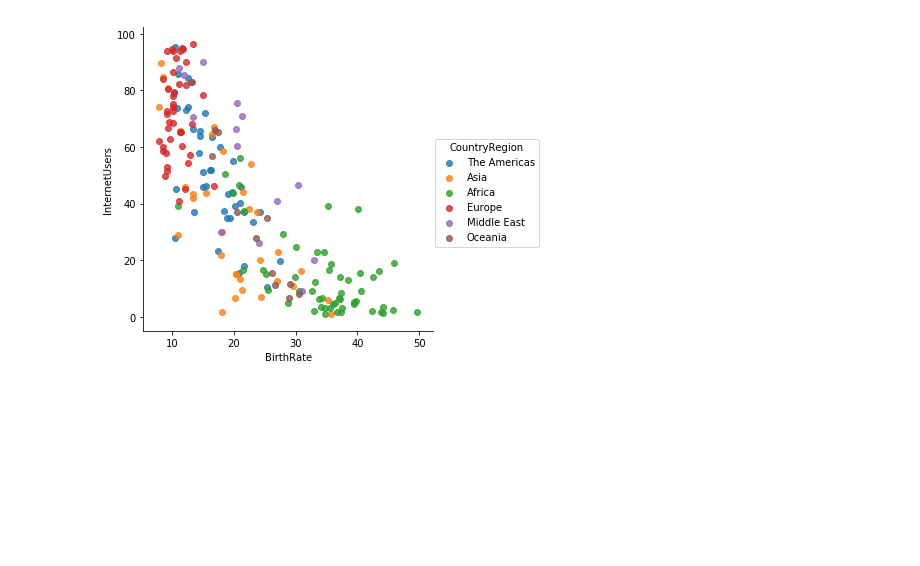
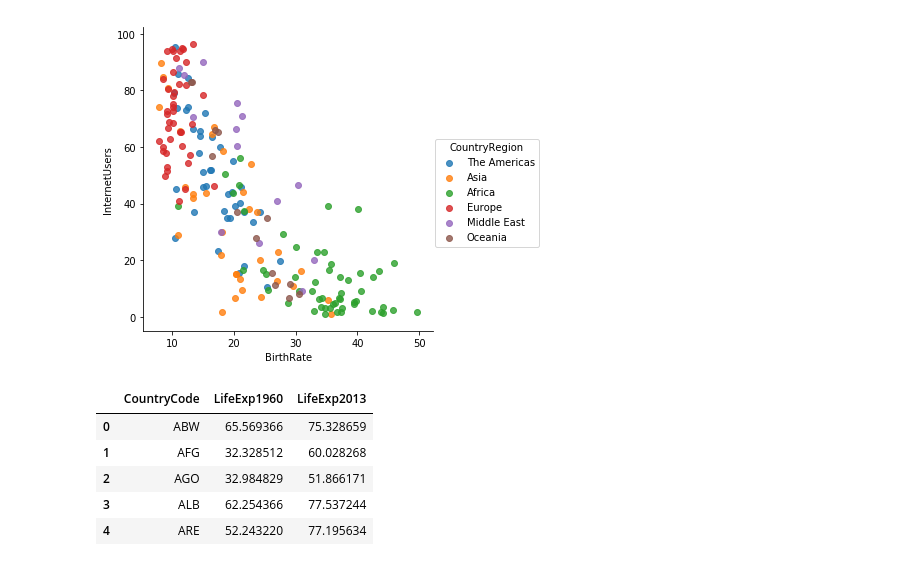
Before and after one commit to tedyeung/Python-, a Jupyter notebook: projects/Section_5_Homework_data.ipynb, the cells around one changed output. Drawn from its saved outputs; the diff is of its cells as text; code cells hidden in the pictures; blank space fills up the shorter version.

```diff
--- a/projects/Section_5_Homework_data.ipynb
+++ b/projects/Section_5_Homework_data.ipynb
@@ -118,0 +123,9 @@ vs1 = sns.lmplot (data = merged_data, x='BirthRate', y='InternetUsers', fit_reg
+# %%
+life_exp_data.head()
+# %% [output]
+|  | CountryCode | LifeExp1960 | LifeExp2013 |
+| 0 | ABW | 65.569366 | 75.328659 |
+| 1 | AFG | 32.328512 | 60.028268 |
+| 2 | AGO | 32.984829 | 51.866171 |
+| 3 | ALB | 62.254366 | 77.537244 |
+| 4 | ARE | 52.243220 | 77.195634 |
```
Also changed, not shown: parts of 3 cells of this notebook.
